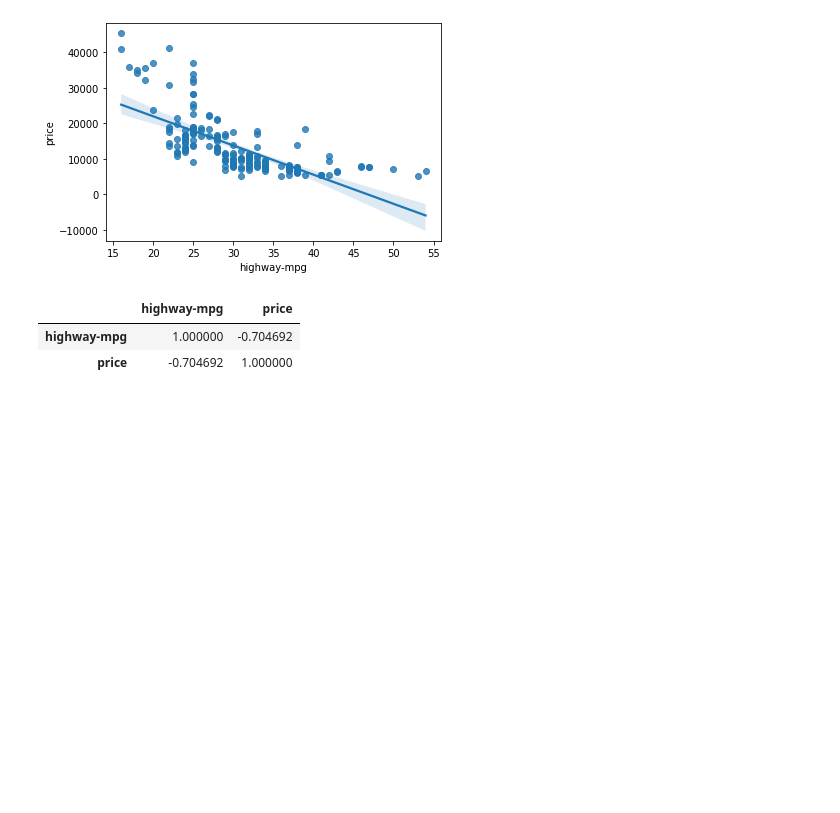
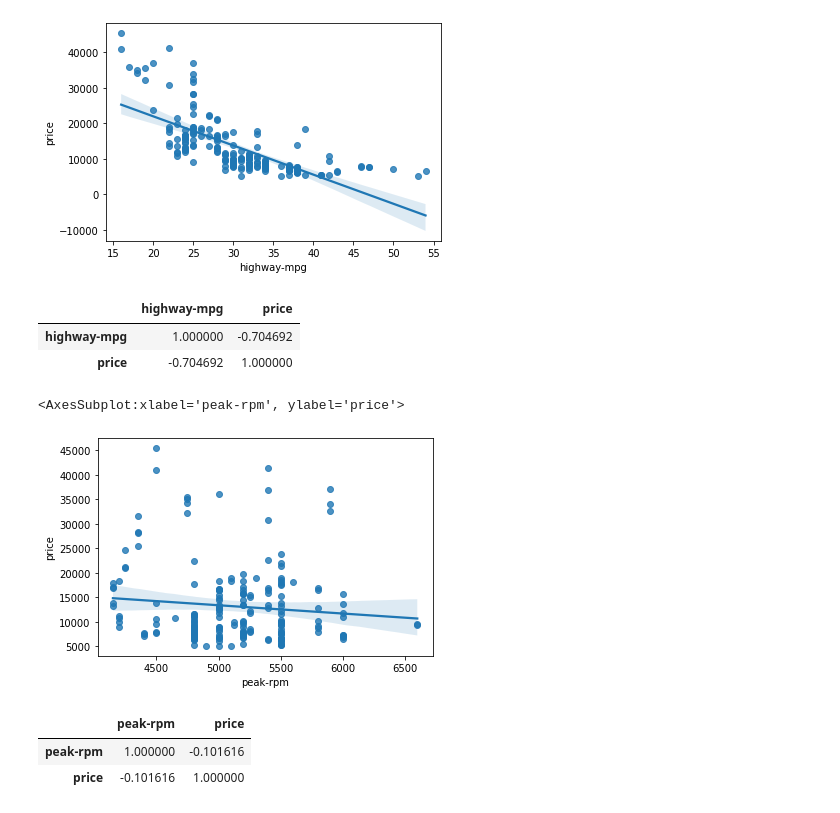
Before and after one commit to saimun4all/Exploratory-Data-Analysis, a Jupyter notebook: Exploratory_analysis_cars.ipynb, the cells around one changed output. Drawn from its saved outputs; the diff is of its cells as text; code cells hidden in the pictures; blank space fills up the shorter version.

Commit message:
Find out relationship between peak-rpm and price

```diff
--- a/Exploratory_analysis_cars.ipynb
+++ b/Exploratory_analysis_cars.ipynb
@@ -107,4 +107,7 @@ df[['highway-mpg', 'price']].corr()
 | price | -0.704692 | 1.000000 |
 # %%
 # Explore if "peak-rpm" is a predictor variable of "price"
-sns.regplot(x="")
+sns.regplot(x="peak-rpm", y="price", data=df)
+# %% [output]
+<AxesSubplot:xlabel='peak-rpm', ylabel='price'>
+[figure, added]
@@ -110,0 +116,6 @@ sns.regplot(x="")
+# %%
+df[["peak-rpm", "price"]].corr()
+# %% [output]
+|  | peak-rpm | price |
+| peak-rpm | 1.000000 | -0.101616 |
+| price | -0.101616 | 1.000000 |
```
Also changed, not shown: parts of 1 cell of this notebook.
